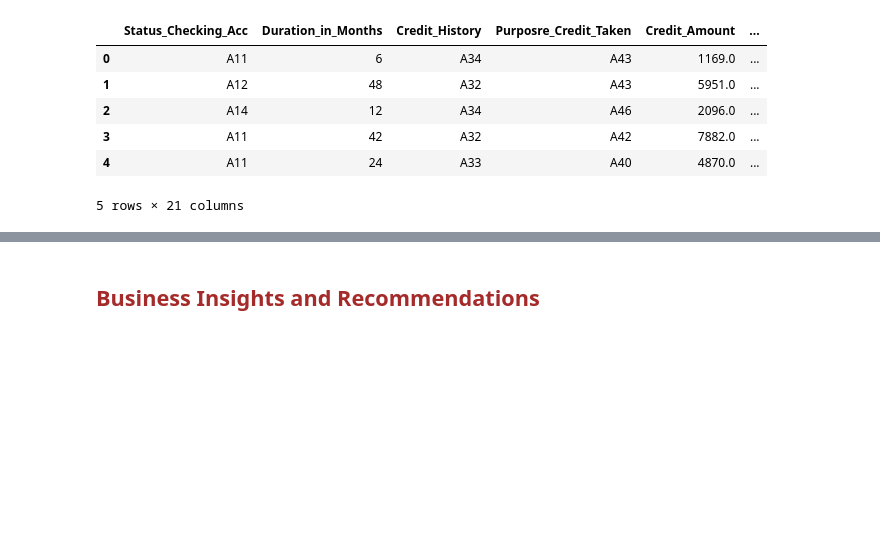
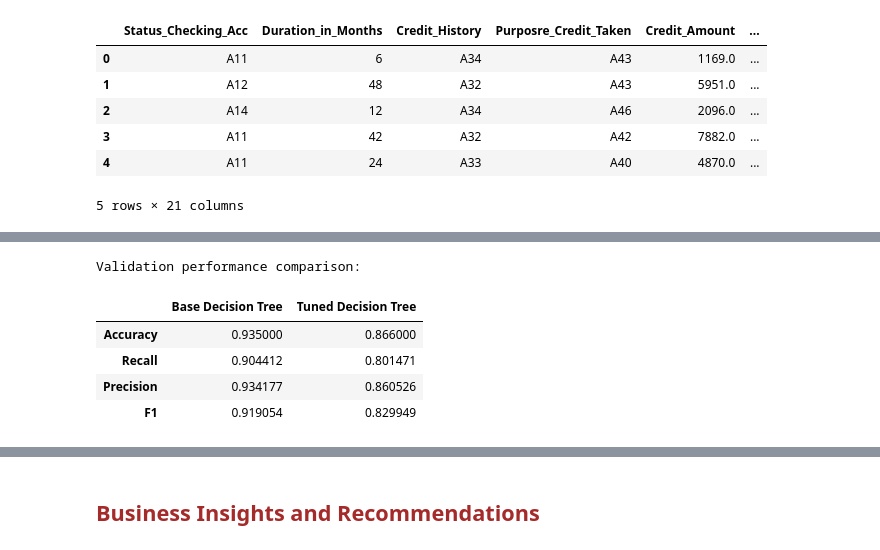
Before and after one commit to yogi-datalabs/machine-learning, a Jupyter notebook: ML Pipelines/Credit Default Prediction with an sklearn Pipeline.ipynb, the cells around one changed output, grey strips where cells are left out. Saved outputs shown, nothing was run; the diff lists cells and outputs as text; code cells hidden in the pictures; blank space fills up the shorter version.

```diff
--- a/ML Pipelines/Credit Default Prediction with an sklearn Pipeline.ipynb
+++ b/ML Pipelines/Credit Default Prediction with an sklearn Pipeline.ipynb
@@ -336,0 +175,4 @@ into a pipeline once the logic is right.
+# %%
+print("Validation performance:")
+dtree_val = model_performance_classification_sklearn(dtree, X_val, y_val)
+dtree_val
@@ -336,0 +256,12 @@ into a pipeline once the logic is right.
+# %%
+models_val_comp_df = pd.concat([dtree_val.T, dtree_tuned_val.T], axis=1)
+models_val_comp_df.columns = ["Base Decision Tree", "Tuned Decision Tree"]
+print("Validation performance comparison:")
+models_val_comp_df
+# %% [output]
+Validation performance comparison:
+|  | Base Decision Tree | Tuned Decision Tree |
+| Accuracy | 0.935000 | 0.866000 |
+| Recall | 0.904412 | 0.801471 |
+| Precision | 0.934177 | 0.860526 |
+| F1 | 0.919054 | 0.829949 |
```
Also changed, not shown: parts of 76 cells of this notebook, 1 other file.
